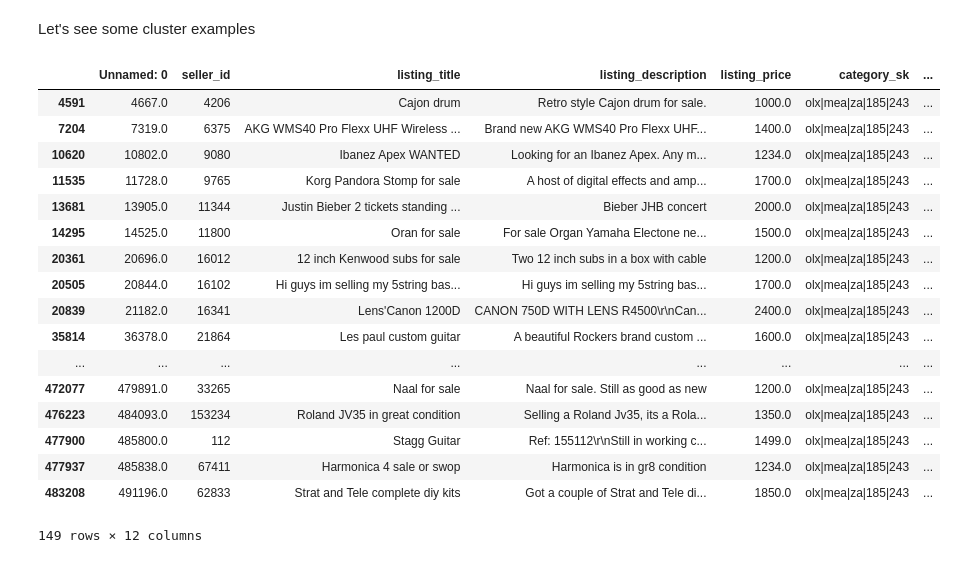
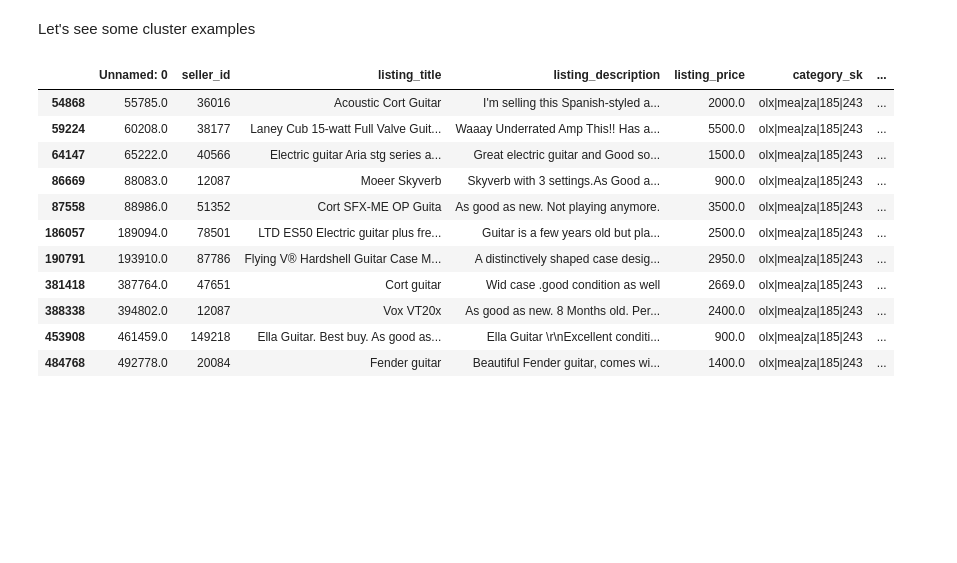
Before and after one commit to pablocelayes/olx_casestudy, a Jupyter notebook: Item clustering v0.1.ipynb, the cells around one changed output. Saved outputs shown, nothing was run; the diff lists cells and outputs as text; code cells hidden in the pictures; blank space fills up the shorter version.

Commit message:
Fixed issue with Agglomerative clustering ( dists instead of sims )

```diff
--- a/Item clustering v0.1.ipynb
+++ b/Item clustering v0.1.ipynb
@@ -218,3 +251,6 @@ n_clusters = int(1.20 * len(catdf)/50)
+# %%
+cluster_size = 30
+n_clusters = int(len(catdf)/cluster_size)
 # %%
 n_clusters
 # %% [output]
@@ -222,8 +258,8 @@ n_clusters
 # %%
-# from sklearn.cluster import AgglomerativeClustering
-# cl = AgglomerativeClustering(
-#         linkage='average', # good alternative for custom metric
-#         n_clusters=n_clusters,
-#         affinity='precomputed'
-# )
-# cl.fit(sims)
+from sklearn.cluster import AgglomerativeClustering
+cl = AgglomerativeClustering(
+        n_clusters=n_clusters,
+        affinity='precomputed',
+        linkage='complete',
+)
+cl.fit(dists)
@@ -232,9 +269,0 @@ from sklearn.cluster import DBSCAN
-# %%
-cl = DB(affinity='precomputed', n_clusters=n_clusters)
-cl.fit(sims)
-catdf['cluster_labels'] = cl.labels_
-# %%
-from sklearn.cluster import SpectralClustering
-cl = SpectralClustering(affinity='precomputed', n_clusters=n_clusters)
-cl.fit(sims)
-catdf['cluster_labels'] = cl.labels_
@@ -271,23 +302,17 @@ cluster_sizes
 # %% [markdown]
 Let's see some cluster examples
 # %%
-catdf[catdf.cluster_labels == 44]
+catdf[catdf.cluster_labels == 57]
 # %% [output]
 |  | Unnamed: 0 | seller_id | listing_title | listing_description | listing_price | category_sk | ... |
-| 4591 | 4667.0 | 4206 | Cajon drum | Retro style Cajon drum for sale. | 1000.0 | olx|mea|za|185|243 | ... |
-| 7204 | 7319.0 | 6375 | AKG WMS40 Pro Flexx UHF Wireless ... | Brand new AKG WMS40 Pro Flexx UHF... | 1400.0 | olx|mea|za|185|243 | ... |
-| 10620 | 10802.0 | 9080 | Ibanez Apex WANTED | Looking for an Ibanez Apex. Any m... | 1234.0 | olx|mea|za|185|243 | ... |
-| 11535 | 11728.0 | 9765 | Korg Pandora Stomp for sale | A host of digital effects and amp... | 1700.0 | olx|mea|za|185|243 | ... |
-| 13681 | 13905.0 | 11344 | Justin Bieber 2 tickets standing ... | Bieber JHB concert | 2000.0 | olx|mea|za|185|243 | ... |
-| 14295 | 14525.0 | 11800 | Oran for sale | For sale Organ Yamaha Electone ne... | 1500.0 | olx|mea|za|185|243 | ... |
-| 20361 | 20696.0 | 16012 | 12 inch Kenwood subs for sale | Two 12 inch subs in a box with cable | 1200.0 | olx|mea|za|185|243 | ... |
-| 20505 | 20844.0 | 16102 | Hi guys im selling my 5string bas... | Hi guys im selling my 5string bas... | 1700.0 | olx|mea|za|185|243 | ... |
-| 20839 | 21182.0 | 16341 | Lens'Canon 1200D | CANON 750D WITH LENS R4500\r\nCan... | 2400.0 | olx|mea|za|185|243 | ... |
-| 35814 | 36378.0 | 21864 | Les paul custom guitar | A beautiful Rockers brand custom ... | 1600.0 | olx|mea|za|185|243 | ... |
-| ... | ... | ... | ... | ... | ... | ... | ... |
-| 472077 | 479891.0 | 33265 | Naal for sale | Naal for sale. Still as good as new | 1200.0 | olx|mea|za|185|243 | ... |
-| 476223 | 484093.0 | 153234 | Roland JV35 in great condition | Selling a Roland Jv35, its a Rola... | 1350.0 | olx|mea|za|185|243 | ... |
-| 477900 | 485800.0 | 112 | Stagg Guitar | Ref: 155112\r\nStill in working c... | 1499.0 | olx|mea|za|185|243 | ... |
-| 477937 | 485838.0 | 67411 | Harmonica 4 sale or swop | Harmonica is in gr8 condition | 1234.0 | olx|mea|za|185|243 | ... |
-| 483208 | 491196.0 | 62833 | Strat and Tele complete diy kits | Got a couple of Strat and Tele di... | 1850.0 | olx|mea|za|185|243 | ... |
+| 54868 | 55785.0 | 36016 | Acoustic Cort Guitar | I'm selling this Spanish-styled a... | 2000.0 | olx|mea|za|185|243 | ... |
+| 59224 | 60208.0 | 38177 | Laney Cub 15-watt Full Valve Guit... | Waaay Underrated Amp This!! Has a... | 5500.0 | olx|mea|za|185|243 | ... |
+| 64147 | 65222.0 | 40566 | Electric guitar Aria stg series a... | Great electric guitar and Good so... | 1500.0 | olx|mea|za|185|243 | ... |
+| 86669 | 88083.0 | 12087 | Moeer Skyverb | Skyverb with 3 settings.As Good a... | 900.0 | olx|mea|za|185|243 | ... |
+| 87558 | 88986.0 | 51352 | Cort SFX-ME OP Guita | As good as new. Not playing anymore. | 3500.0 | olx|mea|za|185|243 | ... |
+| 186057 | 189094.0 | 78501 | LTD ES50 Electric guitar plus fre... | Guitar is a few years old but pla... | 2500.0 | olx|mea|za|185|243 | ... |
+| 190791 | 193910.0 | 87786 | Flying V® Hardshell Guitar Case M... | A distinctively shaped case desig... | 2950.0 | olx|mea|za|185|243 | ... |
+| 381418 | 387764.0 | 47651 | Cort guitar | Wid case .good condition as well | 2669.0 | olx|mea|za|185|243 | ... |
+| 388338 | 394802.0 | 12087 | Vox VT20x | As good as new. 8 Months old. Per... | 2400.0 | olx|mea|za|185|243 | ... |
+| 453908 | 461459.0 | 149218 | Ella Guitar. Best buy. As good as... | Ella Guitar \r\nExcellent conditi... | 900.0 | olx|mea|za|185|243 | ... |
+| 484768 | 492778.0 | 20084 | Fender guitar | Beautiful Fender guitar, comes wi... | 1400.0 | olx|mea|za|185|243 | ... |
-149 rows × 12 columns
```
Also changed, not shown: parts of 20 cells of this notebook, 1 other file.
